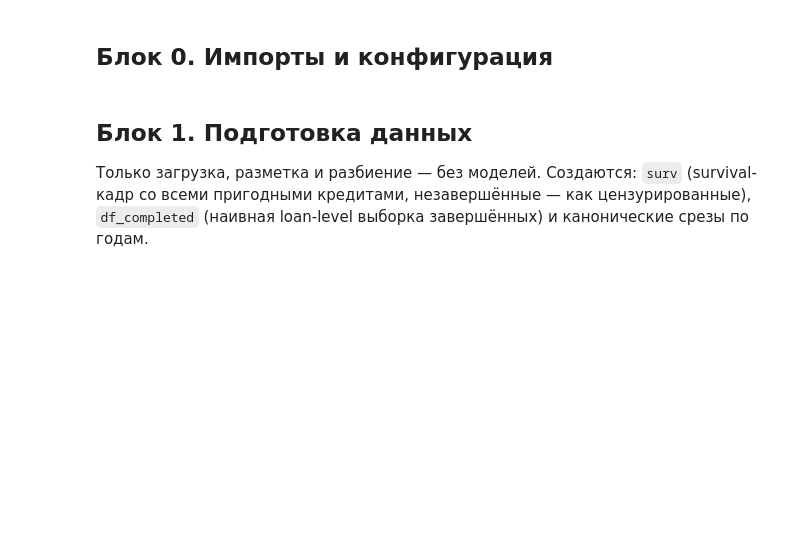
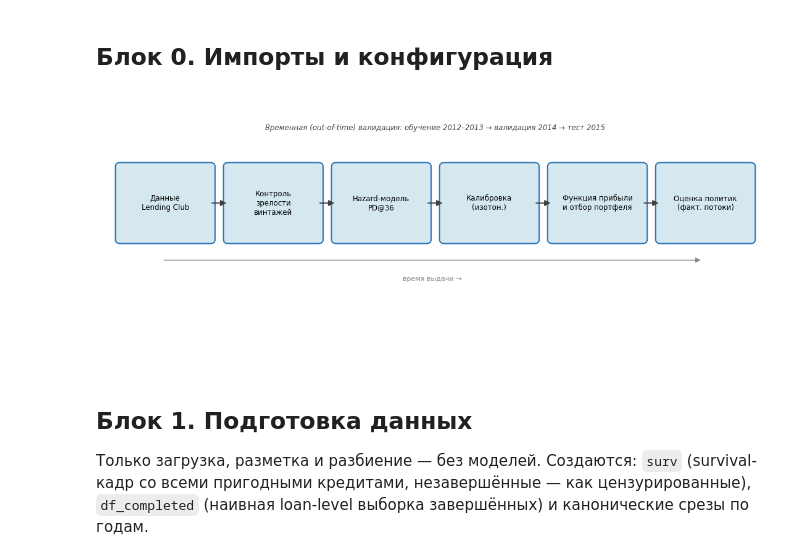
Before and after one commit to vyumalashko/coursework_vyumalashko, a Jupyter notebook: notebooks/coursework_script.ipynb, the cells around one changed output. Cells and saved outputs as stored; diff of their text form; code cells hidden in the pictures; blank space fills up the shorter version.

```diff
--- a/notebooks/coursework_script.ipynb
+++ b/notebooks/coursework_script.ipynb
@@ -38,3 +61,23 @@ DATA = '../data/accepted_2007_to_2018Q4.csv'
+# %%
+# Рис. 2.1 — схема пайплайна исследования
+from matplotlib.patches import FancyBboxPatch, FancyArrowPatch
+fig, ax = plt.subplots(figsize=(11, 4.5)); ax.set_xlim(0, 11); ax.set_ylim(0, 5); ax.axis('off')
+boxes = [(0.3,'Данные\nLending Club'), (2.1,'Контроль\nзрелости\nвинтажей'),
+         (3.9,'Hazard-модель\nPD@36'), (5.7,'Калибровка\n(изотон.)'),
+         (7.5,'Функция прибыли\nи отбор портфеля'), (9.3,'Оценка политик\n(факт. потоки)')]
+for x, t in boxes:
+    ax.add_patch(FancyBboxPatch((x,2.3), 1.5, 1.4, boxstyle="round,pad=0.08", fc='#D5E8F0', ec='#2E75B6', lw=1.5))
+    ax.text(x+0.75, 3.0, t, ha='center', va='center', fontsize=8.5)
+for i in range(len(boxes)-1):
+    ax.add_patch(FancyArrowPatch((boxes[i][0]+1.5,3.0), (boxes[i+1][0],3.0),
+                 arrowstyle='-|>', mutation_scale=14, color='#404040', lw=1.3))
+ax.text(5.55, 4.4, 'Временная (out-of-time) валидация: обучение 2012–2013 → валидация 2014 → тест 2015',
+        ha='center', fontsize=8.5, style='italic', color='#404040')
+ax.add_patch(FancyArrowPatch((1.0,1.9), (10.0,1.9), arrowstyle='-|>', mutation_scale=12, color='#888', lw=1))
+ax.text(5.5, 1.5, 'время выдачи →', ha='center', fontsize=8, color='#888')
+fig.tight_layout(); fig.savefig('../reports/fig_pipeline.png', dpi=150); plt.show()
+# %% [output]
+[figure, added]
 # %% [markdown]
 ## Блок 1. Подготовка данных
 Только загрузка, разметка и разбиение — без моделей. Создаются: `surv` (survival-кадр со всеми
```
Also changed, not shown: parts of 60 cells of this notebook, 9 other files.
